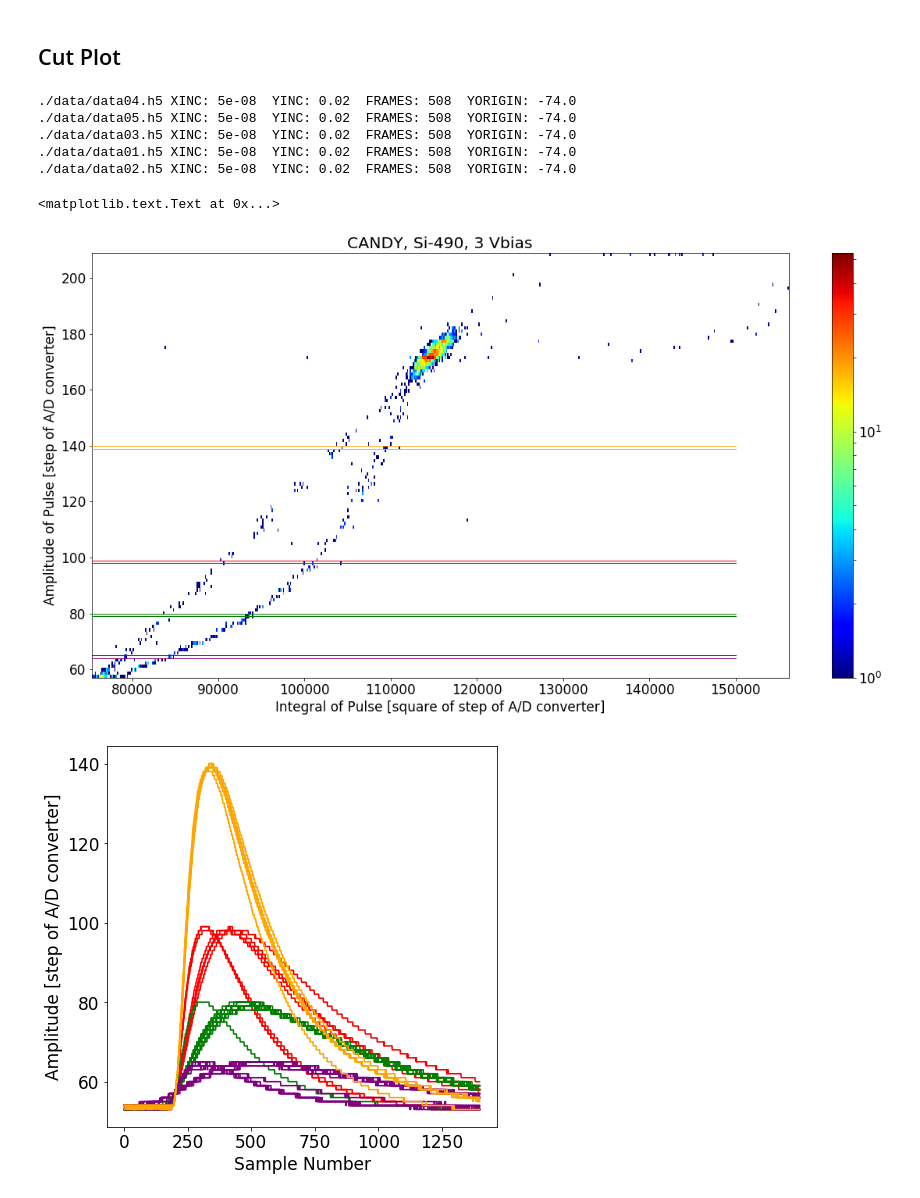
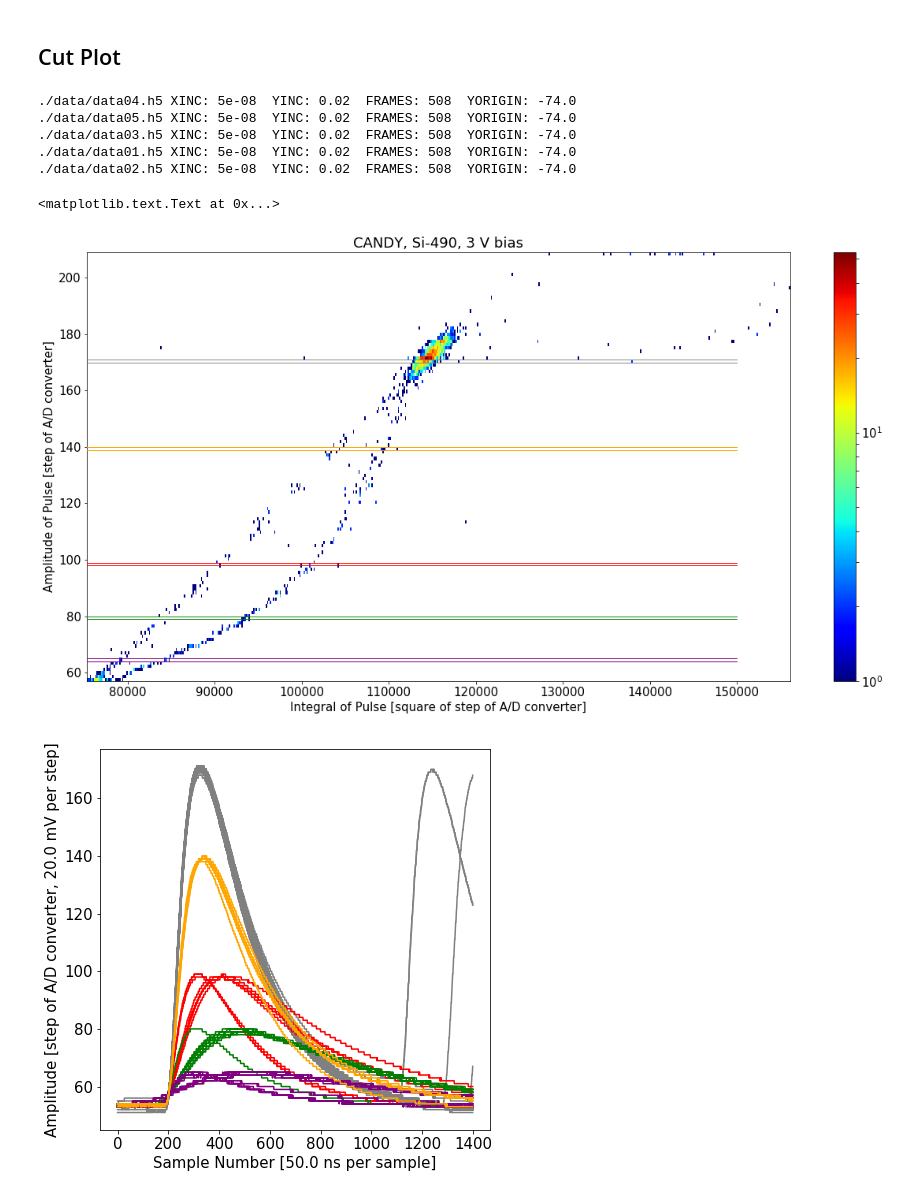
Before and after one commit to ODZ-UJF-AV-CR/osciloskop, a Jupyter notebook: osciloskop-hystogram.ipynb, the cells around one changed output. Cells and saved outputs as stored; diff of their text form; code cells hidden in the pictures.

```diff
--- a/osciloskop-hystogram.ipynb
+++ b/osciloskop-hystogram.ipynb
@@ -190,7 +190,7 @@ cb.set_label('Count')
 # %% [markdown]
 ## Cut Plot
 # %%
-matplotlib.rcParams.update({'font.size': 17})
+matplotlib.rcParams.update({'font.size': 15})
 
 x = []
 y = []
@@ -272,7 +272,7 @@ plt.figure(1,figsize=(20,10))
 matplotlib.rc('axes',edgecolor='black')
 
 ble = plt.hist2d(y, x, bins=(500,128), norm=matplotlib.colors.LogNorm(), cmap=plt.cm.jet)
-plt.title('CANDY, Si-490, 3 Vbias')
+plt.title('CANDY, Si-490, 3 V bias')
 plt.xlabel('Integral of Pulse [square of step of A/D converter]')
 plt.ylabel('Amplitude of Pulse [step of A/D converter]')
 cb = plt.colorbar()
@@ -288,34 +288,41 @@ width = 1
 minmin2 = maxmax2-width
 plt.plot([0,150000],[maxmax2,maxmax2],c='g',lw=1,zorder=99)
 plt.plot([0,150000],[minmin2,minmin2],c='g',lw=1,zorder=99)
 
 maxmax3 = 65
 width = 1
 minmin3 = maxmax3-width
 plt.plot([0,150000],[maxmax3,maxmax3],c='purple',lw=1,zorder=99)
 plt.plot([0,150000],[minmin3,minmin3],c='purple',lw=1,zorder=99)
 
 maxmax4 = 140
 width = 1
 minmin4 = maxmax4-width
 plt.plot([0,150000],[maxmax4,maxmax4],c='orange',lw=1,zorder=99)
 plt.plot([0,150000],[minmin4,minmin4],c='orange',lw=1,zorder=99)
 
+maxmax5 = 171
+width = 1
+minmin5 = maxmax5-width
+plt.plot([0,150000],[maxmax5,maxmax5],c='grey',lw=1,zorder=99)
+plt.plot([0,150000],[minmin5,minmin5],c='grey',lw=1,zorder=99)
+
 plt.figure(2,figsize=(7,7))
 #matplotlib.rc('axes',edgecolor='r')
+Cut(maxmax5,minmin5,'grey')
 Cut(maxmax1,minmin1,'r')
 Cut(maxmax2,minmin2,'g')
 Cut(maxmax3,minmin3,'purple')
 Cut(maxmax4,minmin4,'orange')
 
-plt.xlabel('Sample Number')
-plt.ylabel('Amplitude [step of A/D converter]')
+plt.xlabel('Sample Number ['+ str(xinc*1e9)+' ns per sample]')
+plt.ylabel('Amplitude [step of A/D converter, '+ str(yinc*1e3) + ' mV per step]')
 # %% [output]
 ./data/data04.h5 XINC: 5e-08  YINC: 0.02  FRAMES: 508  YORIGIN: -74.0
 ./data/data05.h5 XINC: 5e-08  YINC: 0.02  FRAMES: 508  YORIGIN: -74.0
 ./data/data03.h5 XINC: 5e-08  YINC: 0.02  FRAMES: 508  YORIGIN: -74.0
 ./data/data01.h5 XINC: 5e-08  YINC: 0.02  FRAMES: 508  YORIGIN: -74.0
 ./data/data02.h5 XINC: 5e-08  YINC: 0.02  FRAMES: 508  YORIGIN: -74.0
 <matplotlib.text.Text at 0x...>
-[figure, old version]
+[figure, new version]
-[figure, old version]
+[figure, new version]
```
